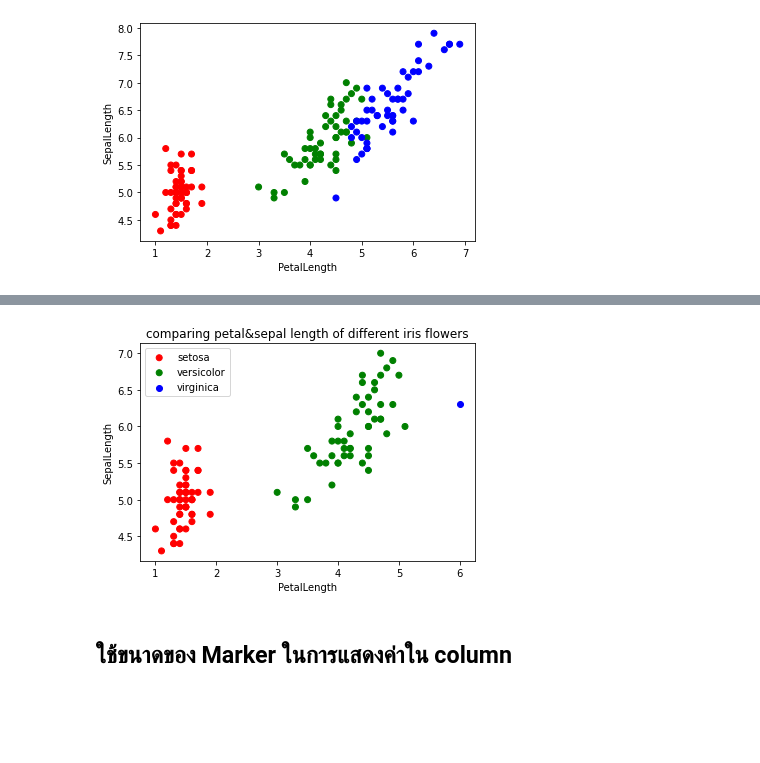
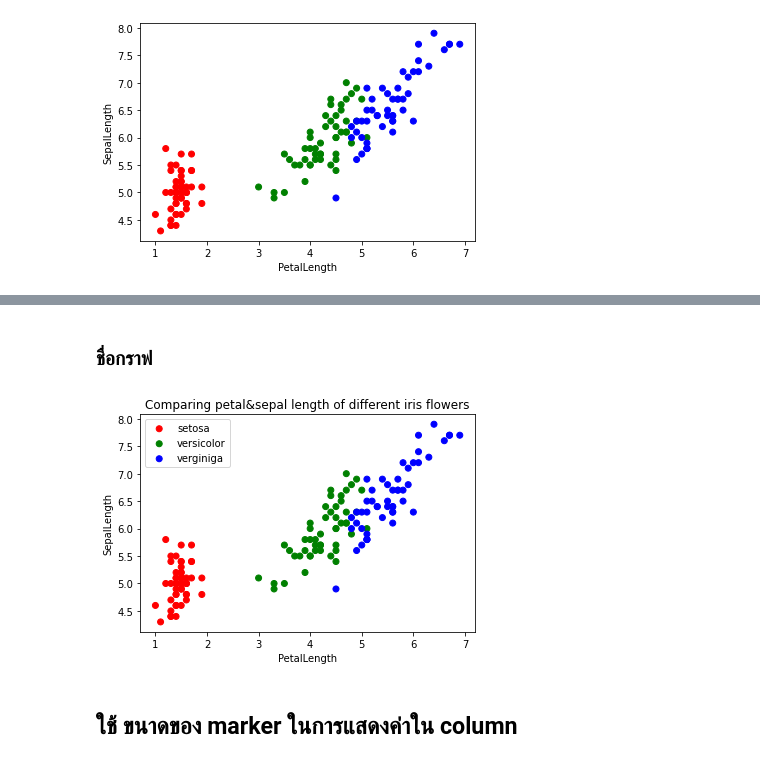
Before and after one commit to chayakonchanlun/data_viz_2022, a Jupyter notebook: Dataviz02_Data_Distribution.ipynb, the cells around one changed output, grey strips where cells are left out. Drawn from its saved outputs; the diff is of its cells as text; code cells hidden in the pictures; blank space fills up the shorter version.

```diff
--- a/Dataviz02_Data_Distribution.ipynb
+++ b/Dataviz02_Data_Distribution.ipynb
@@ -80,13 +85,15 @@ Text(0, 0.5, 'SepalLength')
+# %% [markdown]
+### ชื่อกราฟ
 # %%
-plt.scatter(df2['PetalLength'] [:50],df2['SepalLength'] [:50],c=df2['Name'] [:50],label='setosa')
-plt.scatter(df2['PetalLength'] [50:100],df2['SepalLength'] [50:100],c=df2['Name'] [50:100],label='versicolor')
-plt.scatter(df2['PetalLength'] [100],df2['SepalLength'] [100],c=df2['Name'] [100],label='virginica')
+plt.scatter(df2['PetalLength'][:50],df2['SepalLength'][:50],c=df2['Name'][:50],label='setosa')
+plt.scatter(df2['PetalLength'][50:100],df2['SepalLength'][50:100],c=df2['Name'][50:100],label='versicolor')
+plt.scatter(df2['PetalLength'][100:],df2['SepalLength'][100:],c=df2['Name'][100:],label='verginiga')
 plt.legend()
 plt.xlabel('PetalLength')
 plt.ylabel('SepalLength')
-plt.title('comparing petal&sepal length of different iris flowers');
+plt.title('Comparing petal&sepal length of different iris flowers');
 # %% [output]
-[figure, old version]
+[figure, new version]
 # %% [markdown]
-## ใช้ขนาดของ Marker ในการแสดงค่าใน column
+## ใช้ ขนาดของ marker ในการแสดงค่าใน column
 # %%
```
Also changed, not shown: parts of 49 cells of this notebook.
